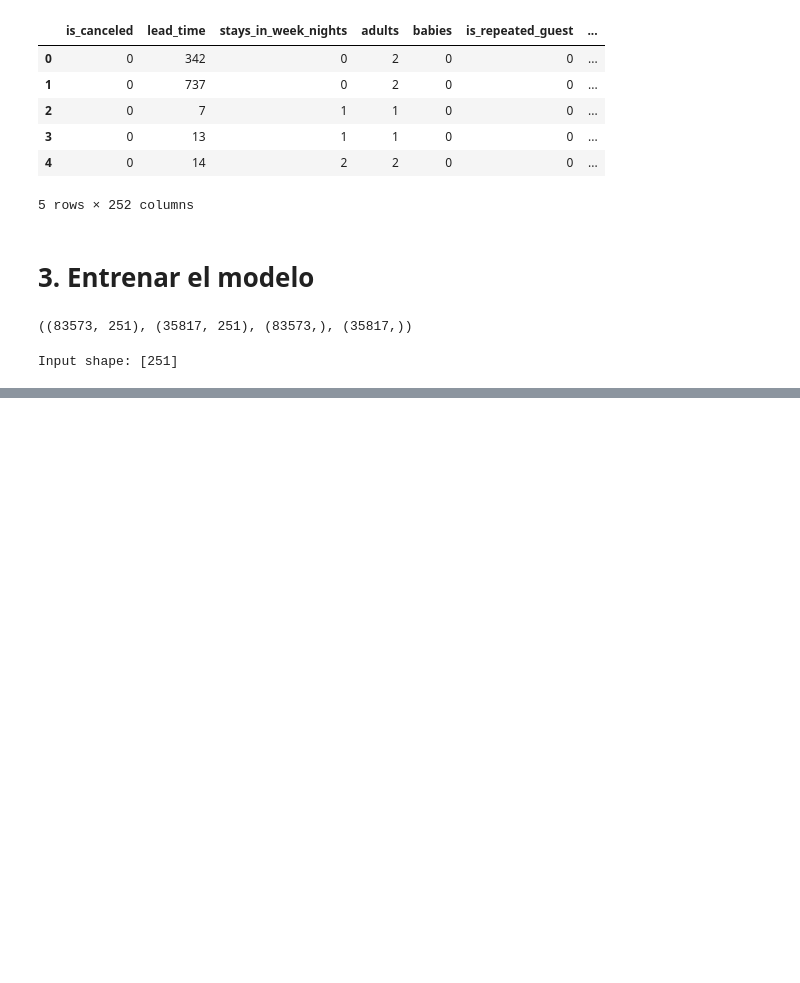
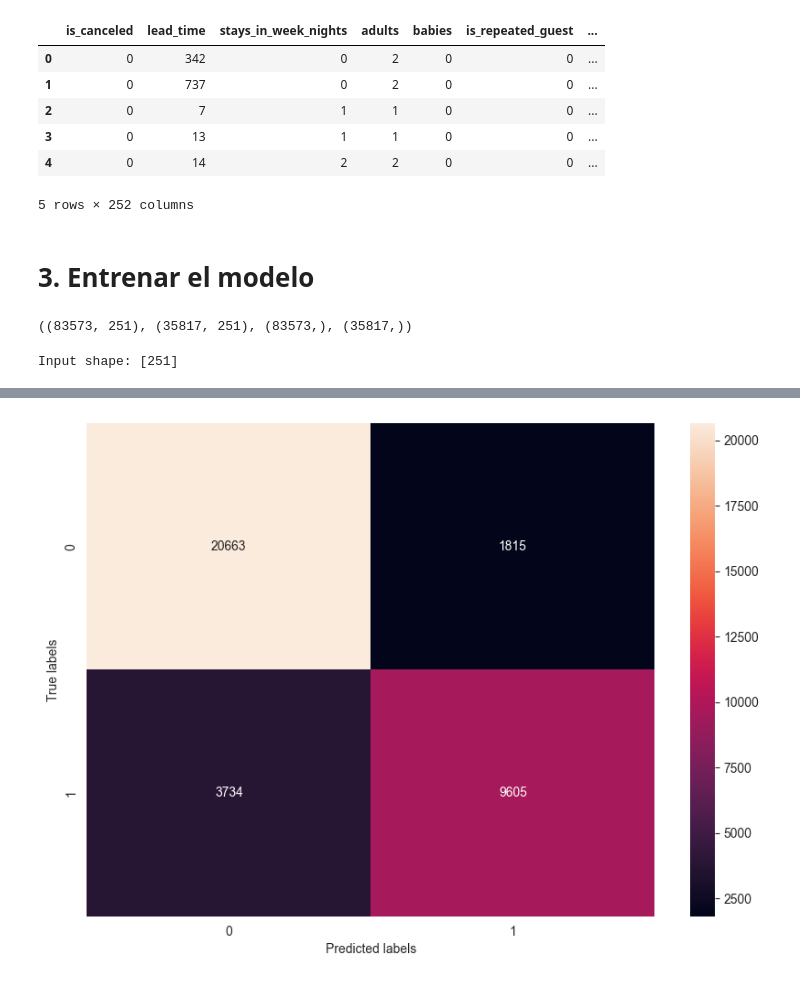
Before and after one commit to a21lofese/PIA, a Jupyter notebook: ReservaHoteles/ReservaHotel.ipynb, the cells around one changed output, grey strips where cells are left out. Cells and saved outputs as stored; diff of their text form; code cells hidden in the pictures; blank space fills up the shorter version.

```diff
--- a/ReservaHoteles/ReservaHotel.ipynb
+++ b/ReservaHoteles/ReservaHotel.ipynb
@@ -259,0 +266,11 @@ Epoch 54/200
+# %%
+# Evaluamos el modelo con la matriz de confusión
+from sklearn.metrics import confusion_matrix
+
+cm = confusion_matrix(y_test, model.predict(X_test) > 0.5)
+plt.figure(figsize=(10, 7))
+sns.heatmap(cm, annot=True, fmt='d')
+plt.xlabel('Predicted labels')
+plt.ylabel('True labels')
+plt.show()
+# %% [output]
@@ -259,0 +278 @@ Epoch 54/200
+[figure, added]
```
Also changed, not shown: parts of 5 cells of this notebook, 6 other files.
